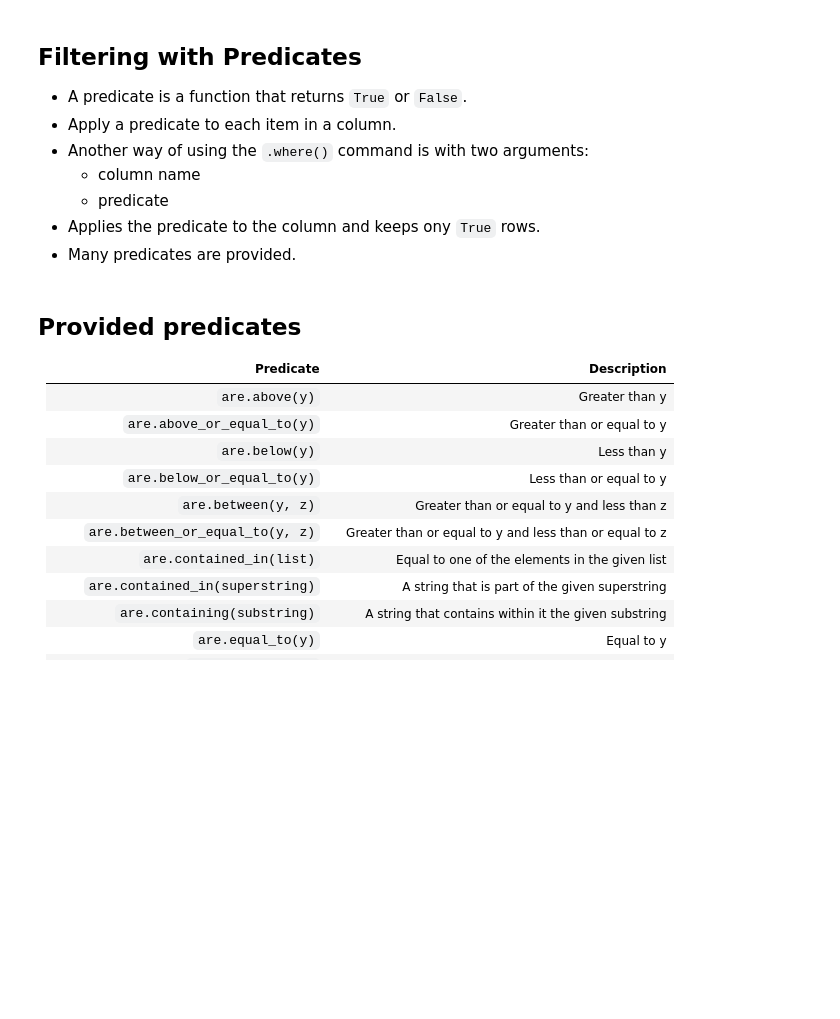
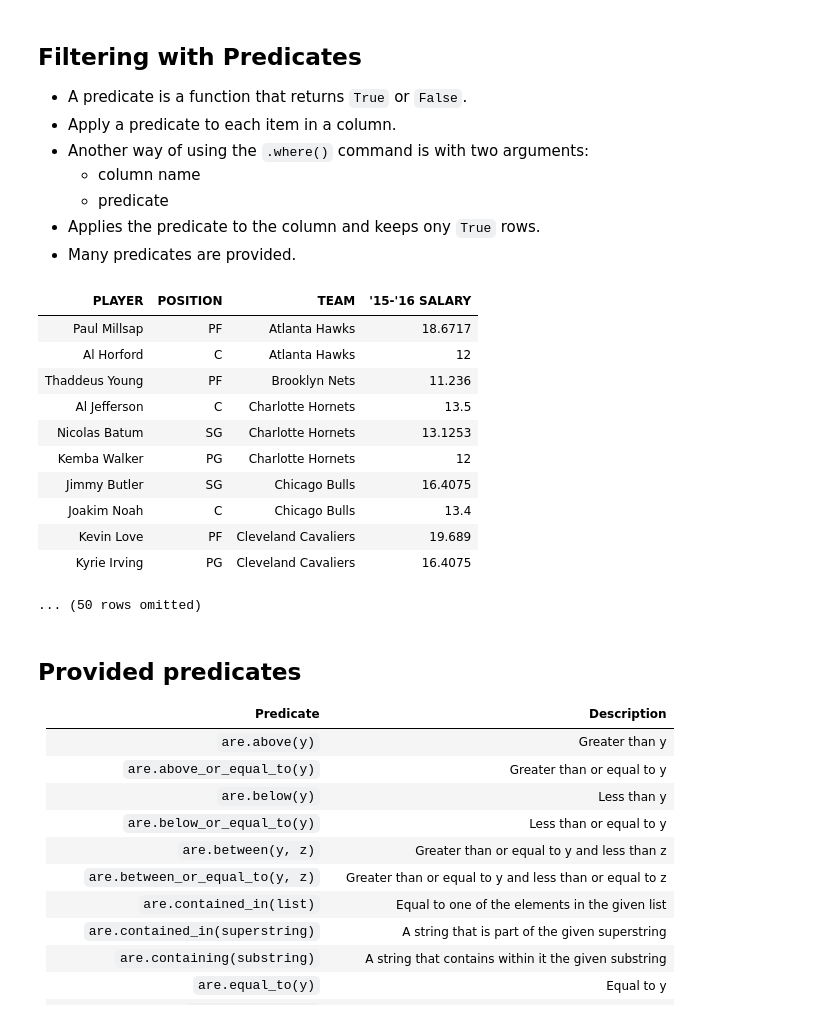
Before and after one commit to ucsd-ets/dsc10-fa19, a Jupyter notebook: Lectures/Week02/Lecture 04 Selecting Rows.ipynb, the cells around one changed output. Drawn from its saved outputs; the diff is of its cells as text; code cells hidden in the pictures; blank space fills up the shorter version.

```diff
--- a/Lectures/Week02/Lecture 04 Selecting Rows.ipynb
+++ b/Lectures/Week02/Lecture 04 Selecting Rows.ipynb
@@ -310,7 +599,20 @@ nba.where(PG)
 - Applies the predicate to the column and keeps ony `True` rows.
 - Many predicates are provided.
 # %%
-nba.where("'15-'16 SALARY", are.above(20))
+nba.where("'15-'16 SALARY", are.between(10, 20))
+# %% [output]
+| PLAYER | POSITION | TEAM | '15-'16 SALARY |
+| Paul Millsap | PF | Atlanta Hawks | 18.6717 |
+| Al Horford | C | Atlanta Hawks | 12 |
+| Thaddeus Young | PF | Brooklyn Nets | 11.236 |
+| Al Jefferson | C | Charlotte Hornets | 13.5 |
+| Nicolas Batum | SG | Charlotte Hornets | 13.1253 |
+| Kemba Walker | PG | Charlotte Hornets | 12 |
+| Jimmy Butler | SG | Chicago Bulls | 16.4075 |
+| Joakim Noah | C | Chicago Bulls | 13.4 |
+| Kevin Love | PF | Cleveland Cavaliers | 19.689 |
+| Kyrie Irving | PG | Cleveland Cavaliers | 16.4075 |
+... (50 rows omitted)
 # %% [markdown]
 ## Provided predicates
 
```
Also changed, not shown: parts of 49 cells of this notebook, 3 other files.
